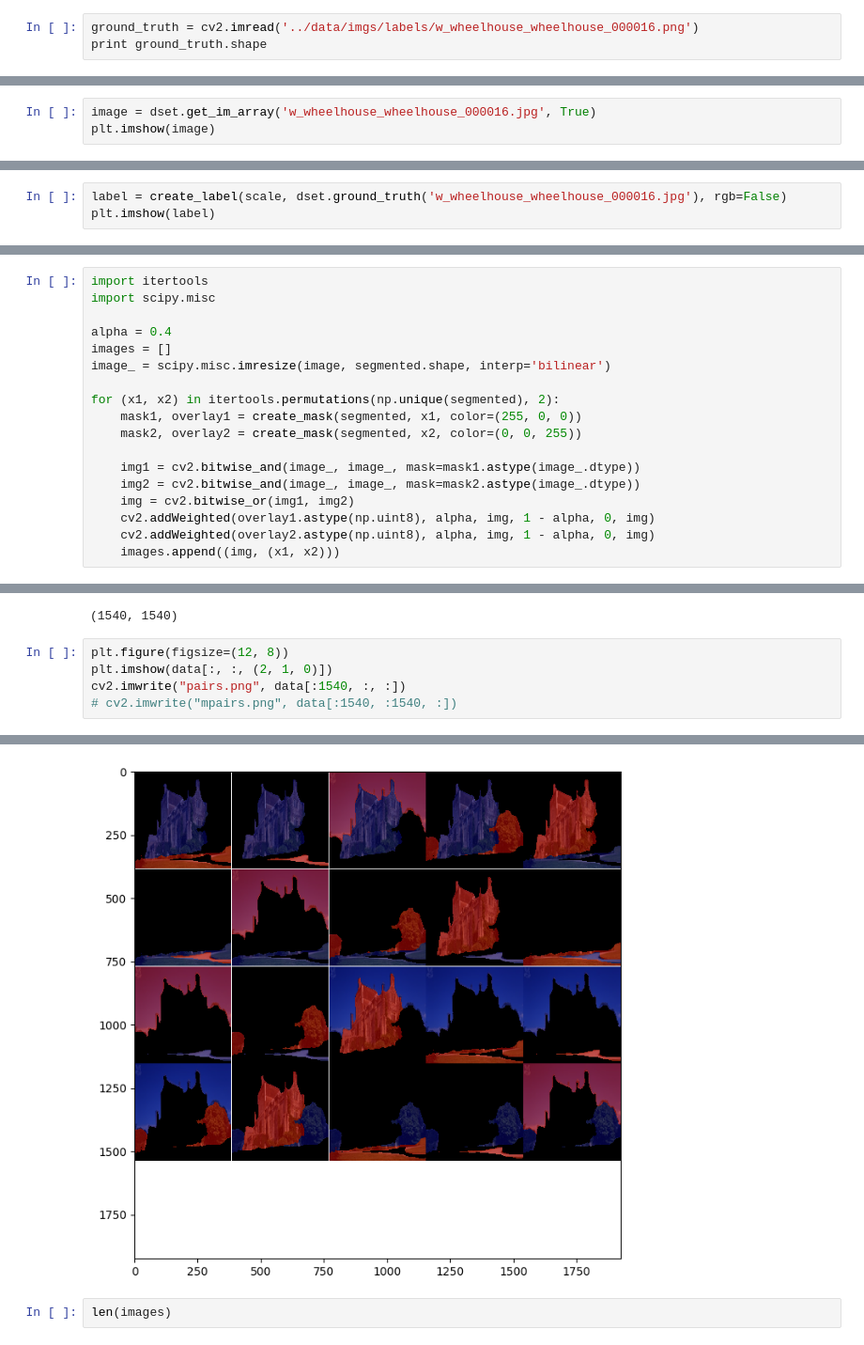
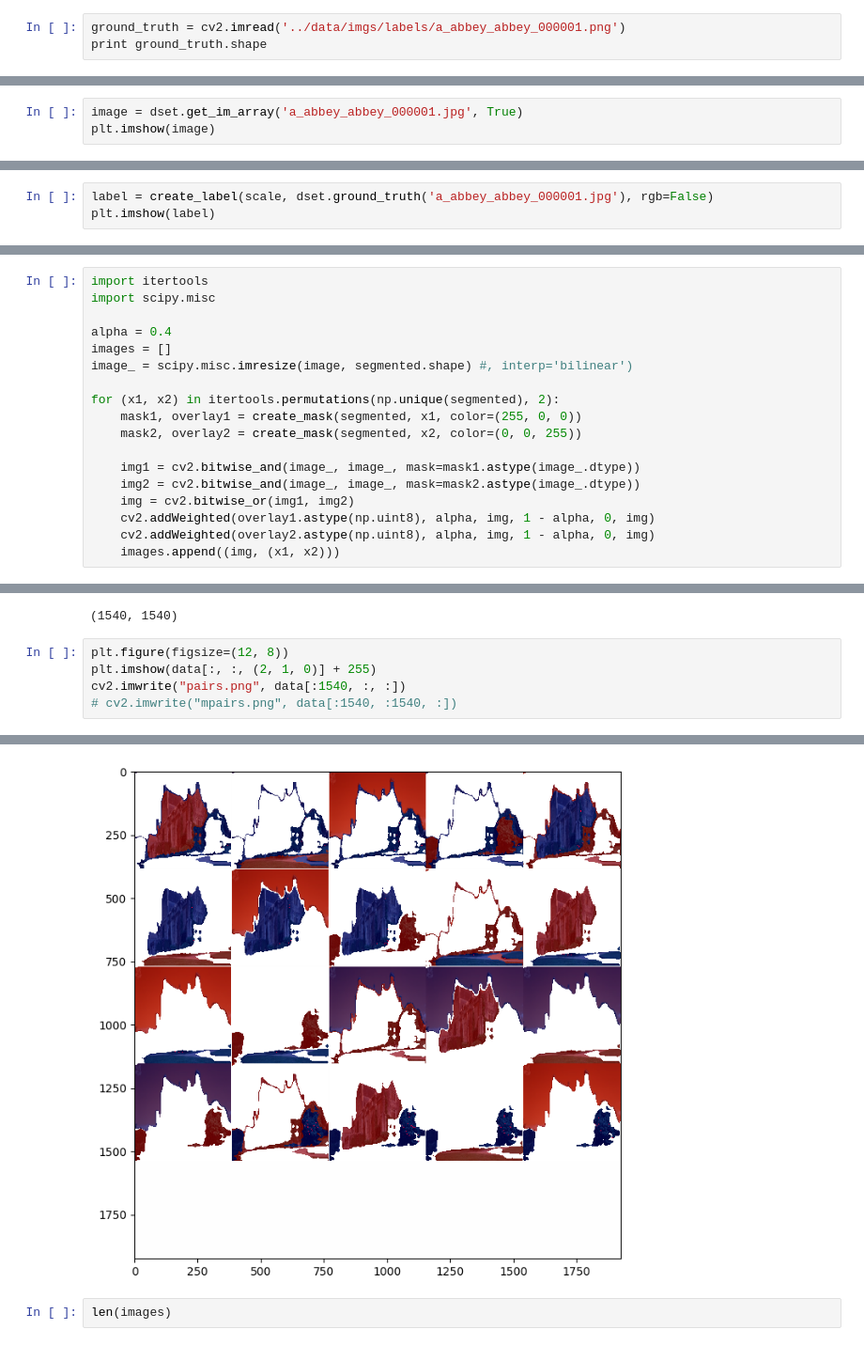
Before and after one commit to danilons/imret, a Jupyter notebook: notebooks/CompleteExample.ipynb, the cells around one changed output, grey strips where cells are left out. Shown at 94% size. Drawn from its saved outputs; the diff is of its cells as text.

```diff
--- a/notebooks/CompleteExample.ipynb
+++ b/notebooks/CompleteExample.ipynb
@@ -18,5 +18,5 @@ plt.imshow(image[:, :, (2, 1, 0)])
 # %%
-ground_truth = cv2.imread('../data/imgs/labels/w_wheelhouse_wheelhouse_000016.png')
+ground_truth = cv2.imread('../data/imgs/labels/a_abbey_abbey_000001.png')
 print ground_truth.shape
 # %% [output]
 (384, 384, 3)
@@ -87,7 +81,7 @@ def create_label(scale, ground_truth, rgb=True):
         cv2.drawContours(label, [cnt.astype(np.int32)], -1, color, -1)
     return label
 # %%
-image = dset.get_im_array('w_wheelhouse_wheelhouse_000016.jpg', True)
+image = dset.get_im_array('a_abbey_abbey_000001.jpg', True)
 plt.imshow(image)
 # %% [output]
 <matplotlib.image.AxesImage at 0x...>
@@ -99,6 +93,6 @@ fy = w / float(w1)
 fx = h / float(h1)
 scale = np.array([fx, fy])
 # %%
-label = create_label(scale, dset.ground_truth('w_wheelhouse_wheelhouse_000016.jpg'), rgb=False)
+label = create_label(scale, dset.ground_truth('a_abbey_abbey_000001.jpg'), rgb=False)
 plt.imshow(label)
 # %% [output]
@@ -194,7 +191,7 @@ import scipy.misc
 
 alpha = 0.4
 images = []
-image_ = scipy.misc.imresize(image, segmented.shape, interp='bilinear')
+image_ = scipy.misc.imresize(image, segmented.shape) #, interp='bilinear')
 
 for (x1, x2) in itertools.permutations(np.unique(segmented), 2):
     mask1, overlay1 = create_mask(segmented, x1, color=(255, 0, 0))
@@ -253,12 +259,12 @@ print data.shape
 (1540, 1540)
 # %%
 plt.figure(figsize=(12, 8))
-plt.imshow(data[:, :, (2, 1, 0)])
+plt.imshow(data[:, :, (2, 1, 0)] + 255)
 cv2.imwrite("pairs.png", data[:1540, :, :])
 # cv2.imwrite("mpairs.png", data[:1540, :1540, :])
 # %% [output]
 True
-[figure, old version]
+[figure, new version]
 # %%
 len(images)
 # %% [output]
```
Also changed, not shown: parts of 21 cells of this notebook, 33 other files.
